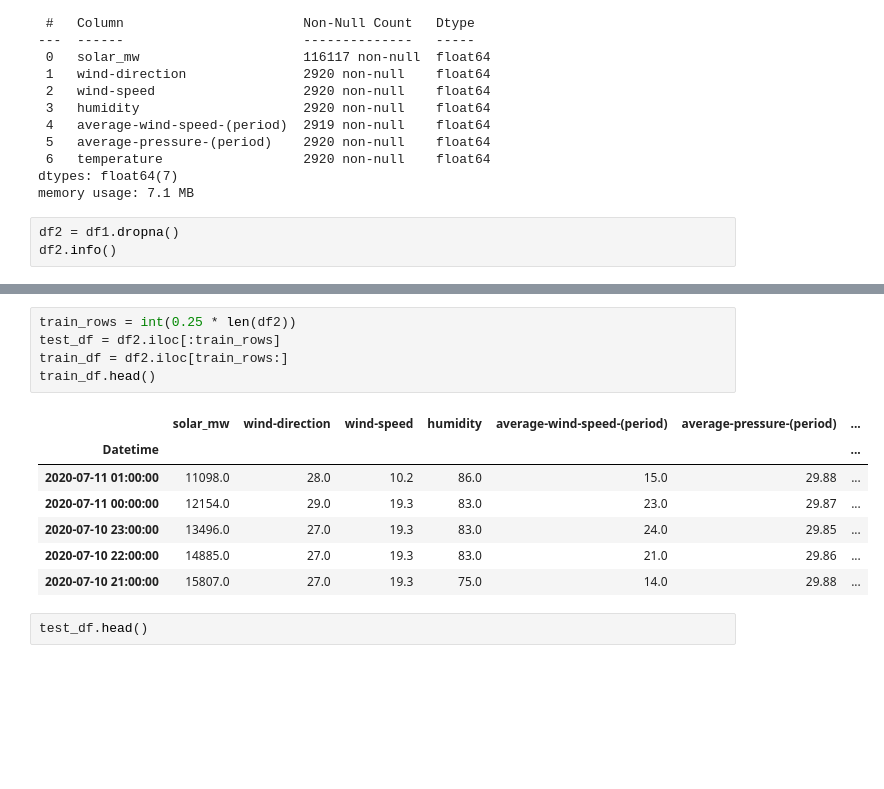
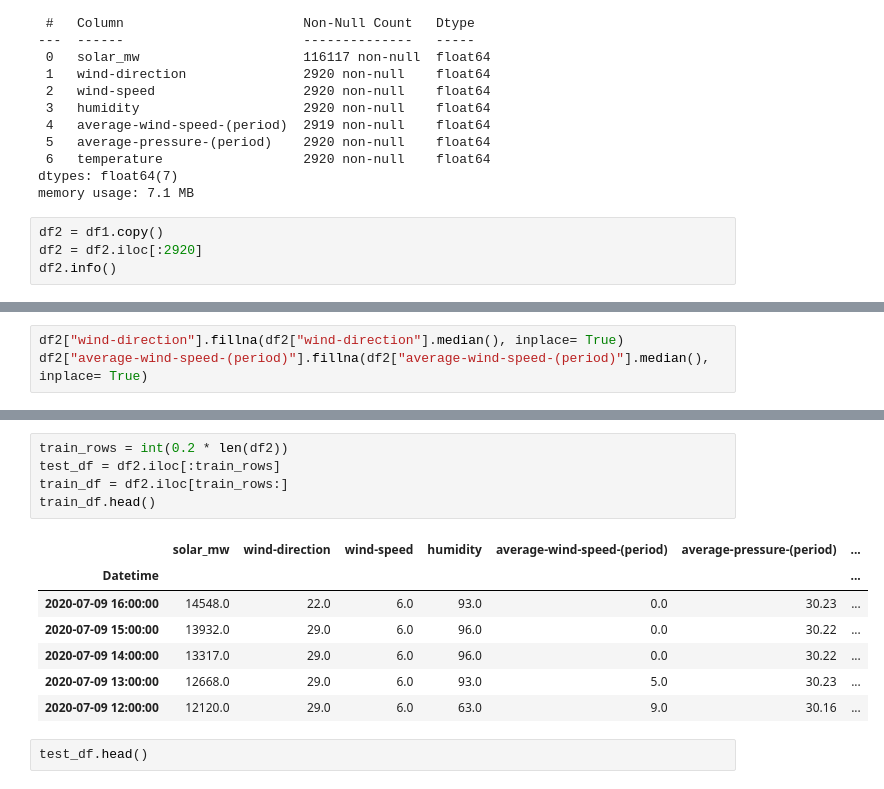
Before and after one commit to DoanDucThang0805/Total_Solar_Energy_Forecasting, a Jupyter notebook: src/XGboss.ipynb, the cells around one changed output, grey strips where cells are left out. Saved outputs shown, nothing was run; the diff lists cells and outputs as text; blank space fills up the shorter version.

```diff
--- a/src/XGboss.ipynb
+++ b/src/XGboss.ipynb
@@ -120,7 +120,8 @@ Data columns (total 7 columns):
 dtypes: float64(7)
 memory usage: 7.1 MB
 # %%
-df2 = df1.dropna()
+df2 = df1.copy()
+df2 = df2.iloc[:2920]
 df2.info()
 # %% [output]
 <class 'pandas.core.frame.DataFrame'>
@@ -139,0 +141,3 @@ memory usage: 137.9 KB
+# %%
+df2["wind-direction"].fillna(df2["wind-direction"].median(), inplace= True)
+df2["average-wind-speed-(period)"].fillna(df2["average-wind-speed-(period)"].median(), inplace= True)
@@ -140,16 +152,16 @@ memory usage: 137.9 KB
 # %%
-train_rows = int(0.25 * len(df2))
+train_rows = int(0.2 * len(df2))
 test_df = df2.iloc[:train_rows]
 train_df = df2.iloc[train_rows:]
 train_df.head()
 # %% [output]
 |  | solar_mw | wind-direction | wind-speed | humidity | average-wind-speed-(period) | average-pressure-(period) | ... |
 | Datetime |  |  |  |  |  |  | ... |
-| 2020-07-11 01:00:00 | 11098.0 | 28.0 | 10.2 | 86.0 | 15.0 | 29.88 | ... |
-| 2020-07-11 00:00:00 | 12154.0 | 29.0 | 19.3 | 83.0 | 23.0 | 29.87 | ... |
-| 2020-07-10 23:00:00 | 13496.0 | 27.0 | 19.3 | 83.0 | 24.0 | 29.85 | ... |
-| 2020-07-10 22:00:00 | 14885.0 | 27.0 | 19.3 | 83.0 | 21.0 | 29.86 | ... |
-| 2020-07-10 21:00:00 | 15807.0 | 27.0 | 19.3 | 75.0 | 14.0 | 29.88 | ... |
+| 2020-07-09 16:00:00 | 14548.0 | 22.0 | 6.0 | 93.0 | 0.0 | 30.23 | ... |
+| 2020-07-09 15:00:00 | 13932.0 | 29.0 | 6.0 | 96.0 | 0.0 | 30.22 | ... |
+| 2020-07-09 14:00:00 | 13317.0 | 29.0 | 6.0 | 96.0 | 0.0 | 30.22 | ... |
+| 2020-07-09 13:00:00 | 12668.0 | 29.0 | 6.0 | 93.0 | 5.0 | 30.23 | ... |
+| 2020-07-09 12:00:00 | 12120.0 | 29.0 | 6.0 | 63.0 | 9.0 | 30.16 | ... |
 # %%
 test_df.head()
 # %% [output]
```
Also changed, not shown: parts of 14 cells of this notebook.
